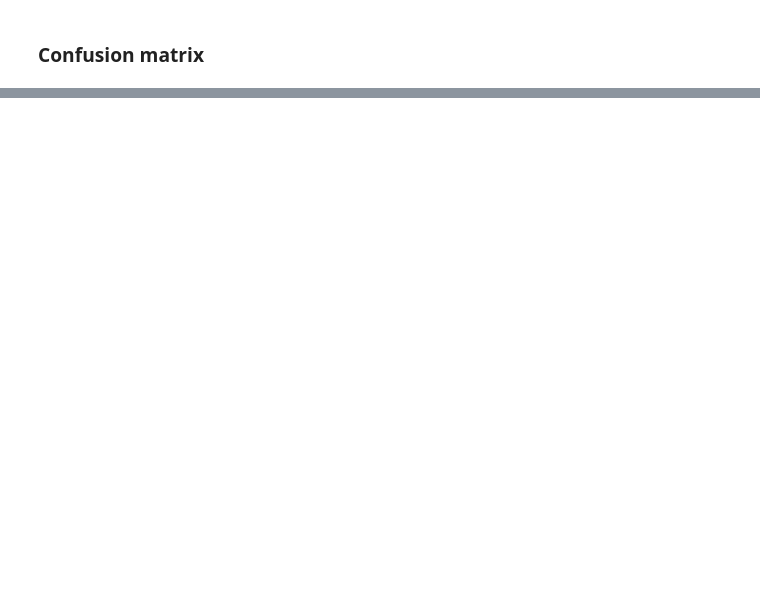
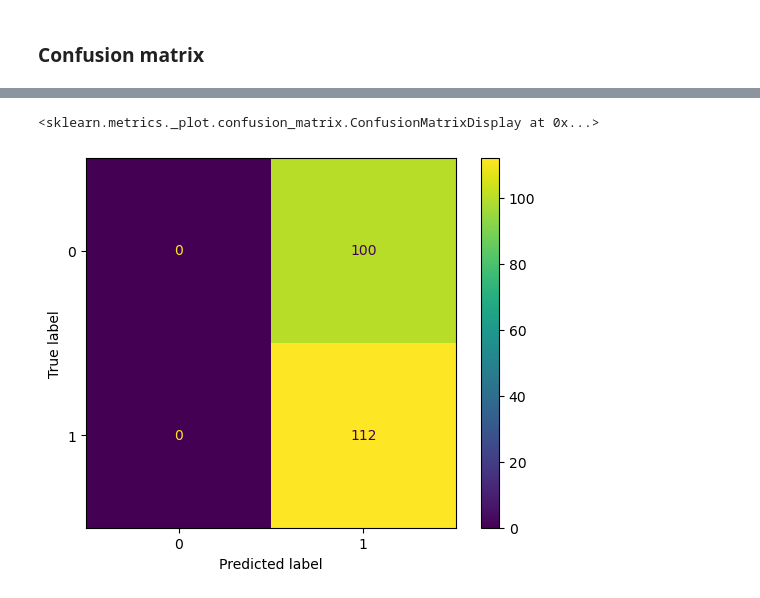
Before and after one commit to ForhanShahriarFahim/Artificial-Intelligence-Lab, a Jupyter notebook: 2_Binary_Image_Classifier(Badam_Chola).ipynb, the cells around one changed output, grey strips where cells are left out. Saved outputs shown, nothing was run; the diff lists cells and outputs as text; code cells hidden in the pictures; blank space fills up the shorter version.

```diff
--- a/2_Binary_Image_Classifier(Badam_Chola).ipynb
+++ b/2_Binary_Image_Classifier(Badam_Chola).ipynb
@@ -326,0 +323,28 @@ Accuracy: 0.8868
+# %%
+# Define input layer
+inputs = keras.Input(shape=(32, 32))  # Assuming input data size of 32x32
+
+# Flatten layer to convert 2D input data to 1D
+x = keras.layers.Flatten()(inputs)
+
+# Dense layers
+x = keras.layers.Dense(128, activation='relu')(x)
+x = keras.layers.Dense(256, activation='relu')(x)
+x = keras.layers.Dense(512, activation='relu')(x)
+x = keras.layers.Dense(256, activation='relu')(x)
+x = keras.layers.Dense(128, activation='relu')(x)
+
+
+# Output layer with sigmoid activation for binary classification
+outputs = keras.layers.Dense(1, activation='sigmoid')(x)
+
+# Create the model
+model = keras.Model(inputs=inputs, outputs=outputs)
+
+# Compile the model
+model.compile(optimizer='adam',
+              loss='binary_crossentropy',
+              metrics=['accuracy'])
+
+# Print the model summary
+model.summary()
@@ -326,0 +423,8 @@ Accuracy: 0.8868
+# %%
+predicted = model.predict(x_test)
+predicted = np.array([1 if x >= 0.5 else 0 for x in predicted])
+actual = y_test
+conf_mat = confusion_matrix(actual, predicted)
+displ = ConfusionMatrixDisplay(confusion_matrix=conf_mat)
+displ.plot()
+# %% [output]
@@ -326,0 +432,2 @@ Accuracy: 0.8868
+<sklearn.metrics._plot.confusion_matrix.ConfusionMatrixDisplay at 0x...>
+[figure, added]
```
Also changed, not shown: parts of 15 cells of this notebook.
